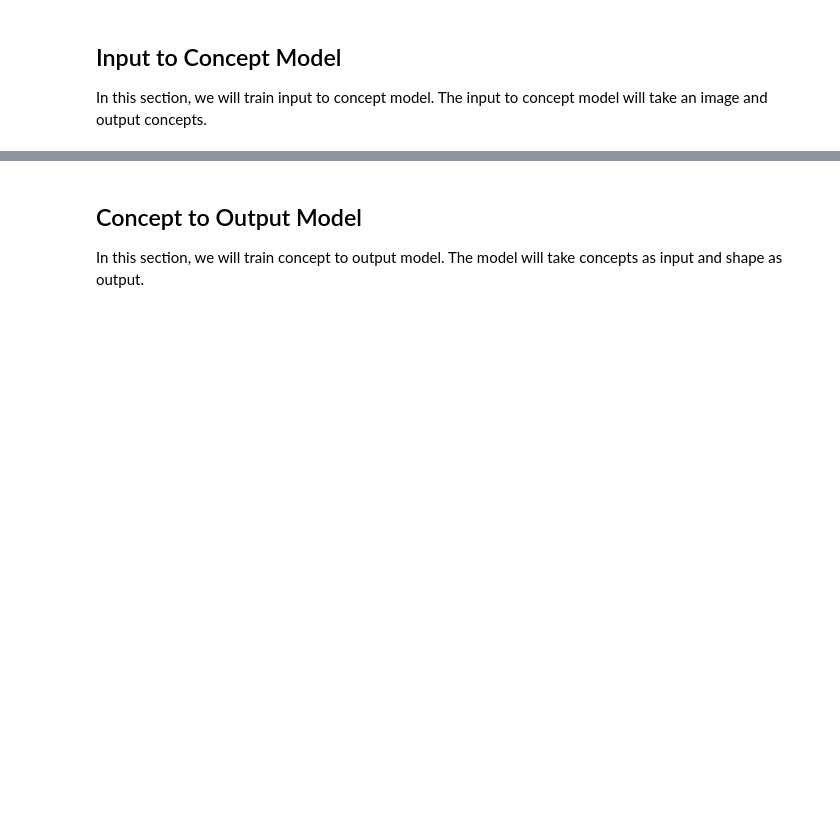
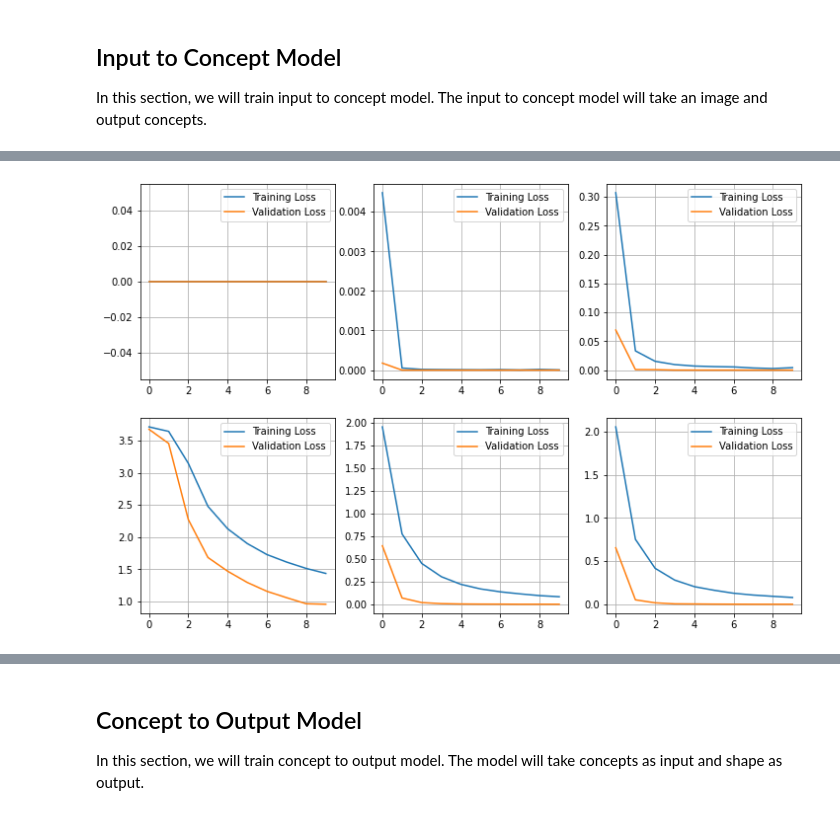
Before and after one commit to maleakhiw/explaining-dataset-shifts, a Jupyter notebook: dSprites_tasks.ipynb, the cells around one changed output, grey strips where cells are left out. Saved outputs shown, nothing was run; the diff lists cells and outputs as text; code cells hidden in the pictures; blank space fills up the shorter version.

Commit message:
finish dsprite task

```diff
--- a/dSprites_tasks.ipynb
+++ b/dSprites_tasks.ipynb
@@ -183,7 +203,5 @@ def build_input_to_concept_model():
 # %%
 epochs = 10
 batch_size = 128
-
-
 model = build_input_to_concept_model()
-history = model.fit(x=X_train, y=c_train, epochs=epochs, batch_size=batch_size)
+history = model.fit(x=X_train, y=y_train, epochs=epochs, batch_size=batch_size)
@@ -189,0 +240,19 @@ history = model.fit(x=X_train, y=c_train, epochs=epochs, batch_size=batch_size)
+# %%
+# Build individual models
+model_color = build_dsprites_model(X_train.shape[1:], num_classes=1)
+model_shape = build_dsprites_model(X_train.shape[1:], num_classes=3)
+model_scale = build_dsprites_model(X_train.shape[1:], num_classes=6)
+model_rotation = build_dsprites_model(X_train.shape[1:], num_classes=40)
+model_x = build_dsprites_model(X_train.shape[1:], num_classes=32)
+model_y = build_dsprites_model(X_train.shape[1:], num_classes=32)
+
+models = [model_color, model_shape, model_scale, model_rotation, model_x, model_y]
+# %%
+epochs = 10
+batch_size = 128
+histories = []
+
+# Train model
+for i, m in enumerate(models):
+    history = m.fit(x=X_train, y=c_train[:, i], epochs=epochs, batch_size=batch_size, validation_data=(X_valid, c_valid[:, i]))
+    histories.append(history)
@@ -190,7 +277,20 @@ history = model.fit(x=X_train, y=c_train, epochs=epochs, batch_size=batch_size)
 # %%
-# Plot training-validation loss
-plt.plot(history.history["loss"], label="Training Loss")
-plt.plot(history.history["val_loss"], label="Validation Loss")
-plt.grid(True)
-plt.legend()
+fig = plt.figure(figsize=(12, 8))
+ax1 = fig.add_subplot(231)
+ax2 = fig.add_subplot(232)
+ax3 = fig.add_subplot(233)
+ax4 = fig.add_subplot(234)
+ax5 = fig.add_subplot(235)
+ax6 = fig.add_subplot(236)
+axes = [ax1, ax2, ax3, ax4, ax5, ax6]
+
+# Plot training validation loss
+for ax, history in zip(axes, histories):
+    ax.plot(history.history["loss"], label="Training Loss")
+    ax.plot(history.history["val_loss"], label="Validation Loss")
+
+    ax.grid(True)
+    ax.legend()
 plt.show()
+# %% [output]
+[figure, added]
```
Also changed, not shown: parts of 17 cells of this notebook.
